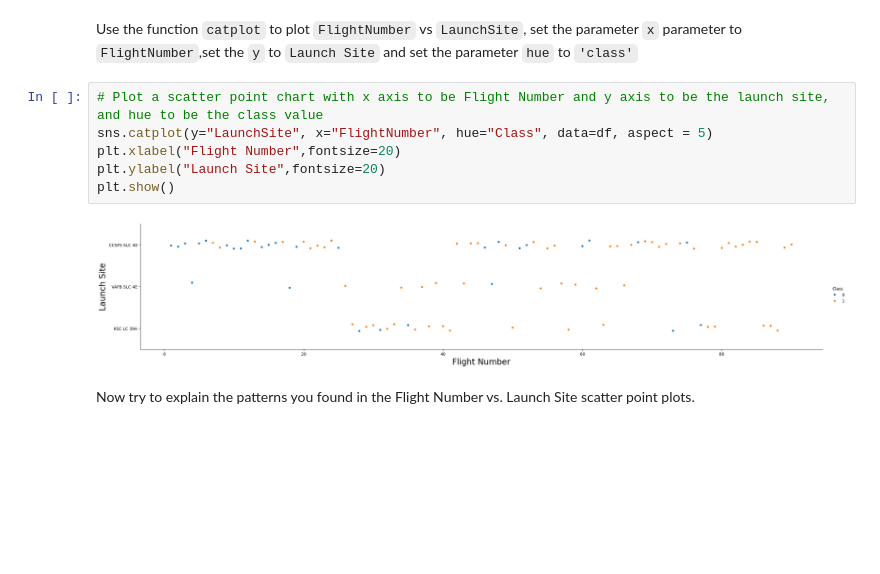
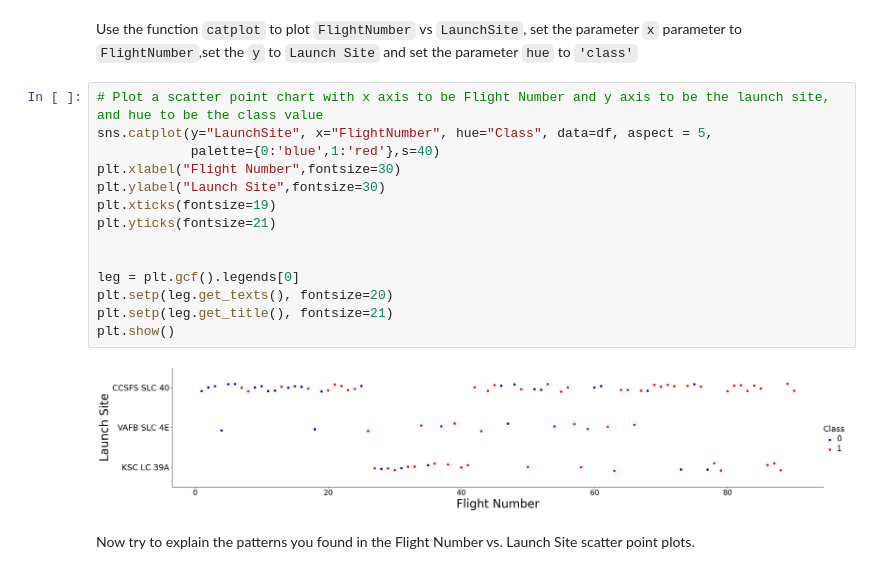
Before and after one commit to linarjs/Applied_Data_Science_Project, a Jupyter notebook: Notebooks/EDA_Visualization.ipynb, the cells around one changed output. Drawn from its saved outputs; the diff is of its cells as text; blank space fills up the shorter version.

```diff
--- a/Notebooks/EDA_Visualization.ipynb
+++ b/Notebooks/EDA_Visualization.ipynb
@@ -78,12 +78,20 @@ Next, let's drill down to each site visualize its detailed launch records.
 Use the function <code>catplot</code> to plot <code>FlightNumber</code> vs <code>LaunchSite</code>, set the  parameter <code>x</code>  parameter to <code>FlightNumber</code>,set the  <code>y</code> to <code>Launch Site</code> and set the parameter <code>hue</code> to <code>'class'</code>
 # %%
 # Plot a scatter point chart with x axis to be Flight Number and y axis to be the launch site, and hue to be the class value
-sns.catplot(y="LaunchSite", x="FlightNumber", hue="Class", data=df, aspect = 5)
-plt.xlabel("Flight Number",fontsize=20)
-plt.ylabel("Launch Site",fontsize=20)
+sns.catplot(y="LaunchSite", x="FlightNumber", hue="Class", data=df, aspect = 5,
+            palette={0:'blue',1:'red'},s=40)
+plt.xlabel("Flight Number",fontsize=30)
+plt.ylabel("Launch Site",fontsize=30)
+plt.xticks(fontsize=19)
+plt.yticks(fontsize=21)
+
+
+leg = plt.gcf().legends[0]
+plt.setp(leg.get_texts(), fontsize=20)
+plt.setp(leg.get_title(), fontsize=21)
 plt.show()
 # %% [output]
-[figure, old version]
+[figure, new version]
 # %% [markdown]
 Now try to explain the patterns you found in the Flight Number vs. Launch Site scatter point plots.
 # %% [markdown]
```
Also changed, not shown: parts of 5 cells of this notebook, 2 other files.
